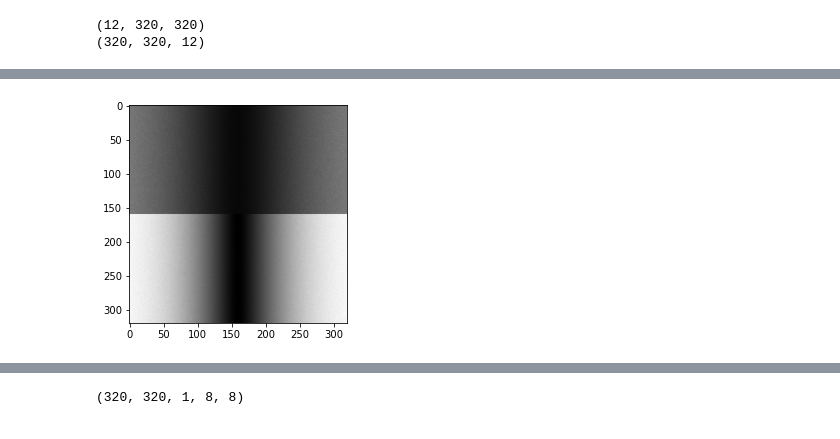
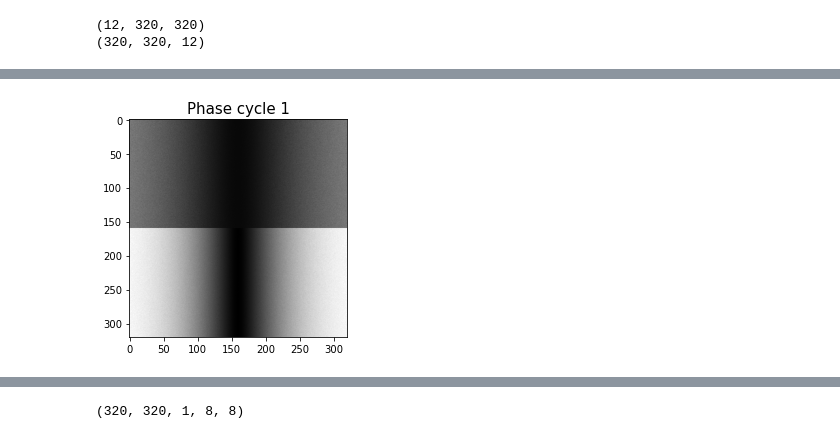
Before and after one commit to Krithika16/Coil_combination_comparative_study, a Jupyter notebook: notebooks/Simulating_phantom_coil_data.ipynb, the cells around one changed output, grey strips where cells are left out. Cells and saved outputs as stored; diff of their text form; code cells hidden in the pictures.

```diff
--- a/notebooks/Simulating_phantom_coil_data.ipynb
+++ b/notebooks/Simulating_phantom_coil_data.ipynb
@@ -88,6 +85,7 @@ array([0.06779263-0.03363105j, 0.03835793-0.01510229j,
 # %%
 for i in range(test_image.shape[2]):
     plt.figure()
     plt.imshow(np.abs(test_image[:,:,i]), cmap = 'gray')
+    plt.title("Phase cycle " + str(i+1), fontsize = 15)
 # %% [output]
-[figure, old version]
+[figure, new version]
```
Also changed, not shown: parts of 14 cells of this notebook.
